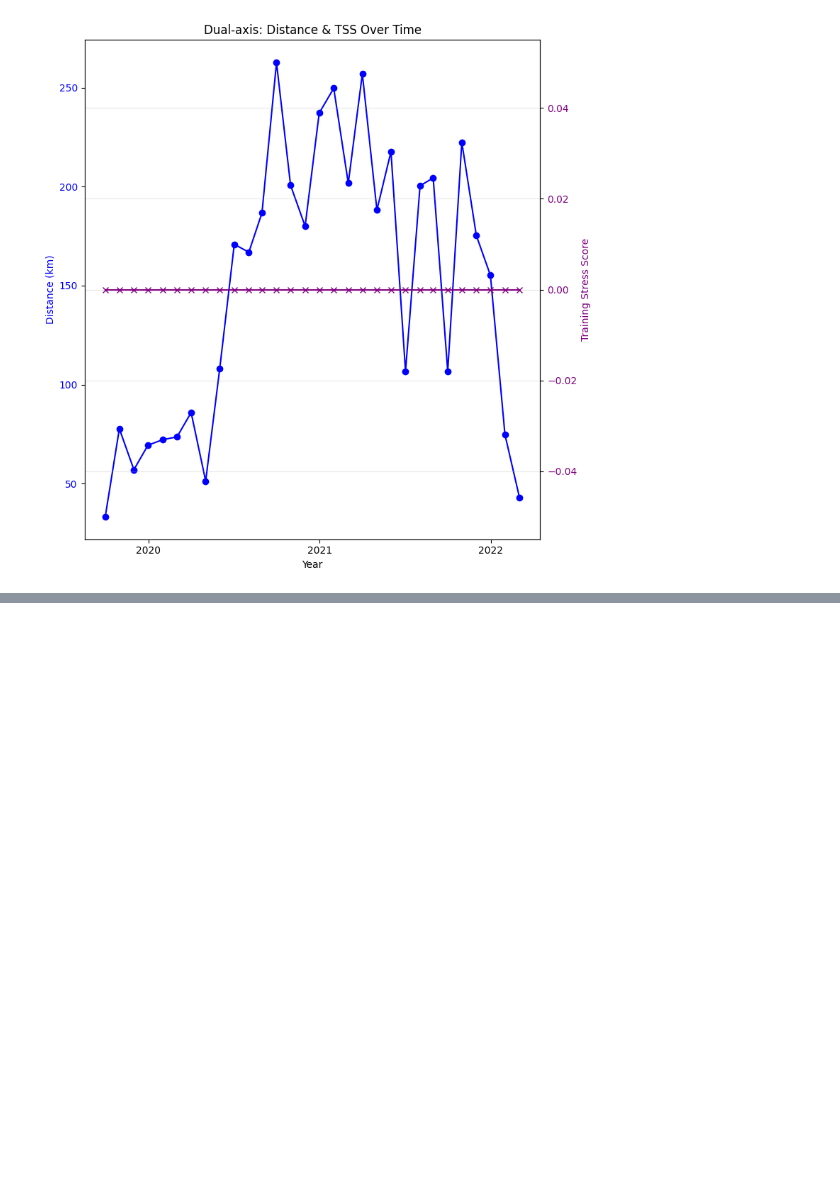
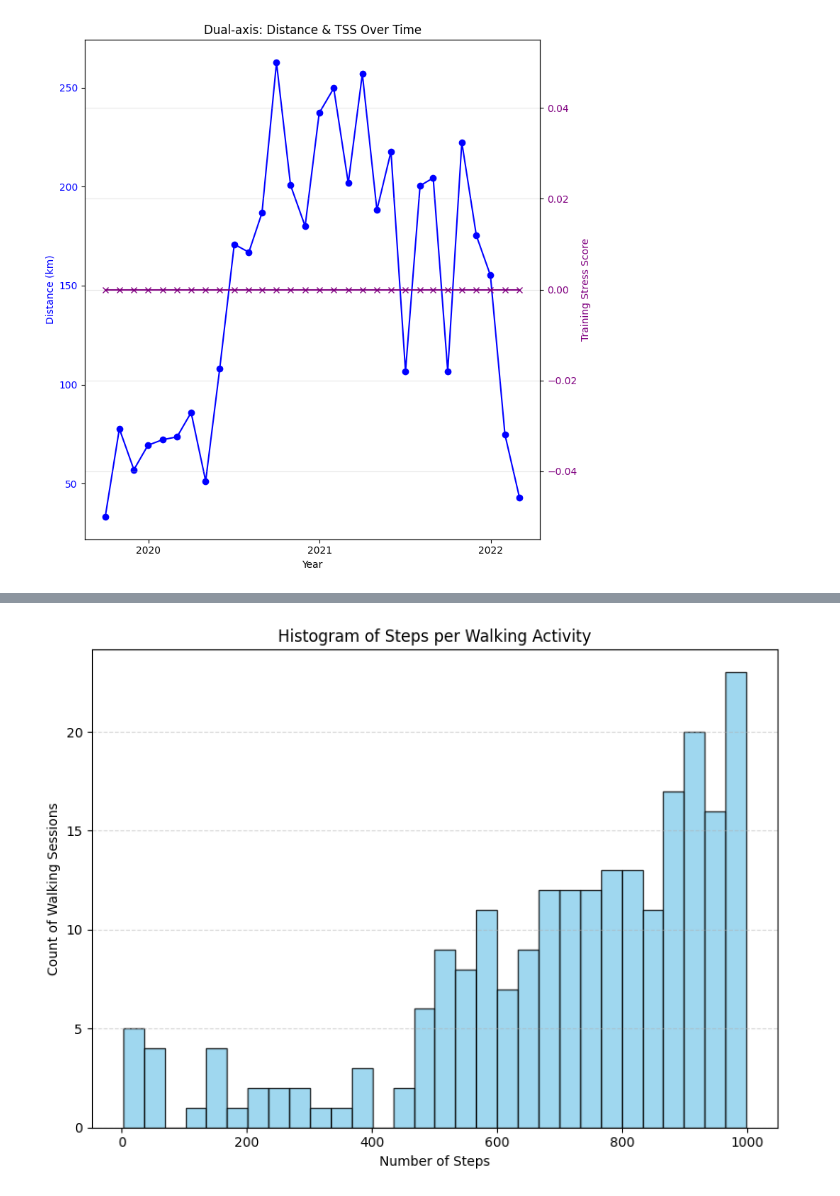
Before and after one commit to alireza-data/Sport-Activities, a Jupyter notebook: Activity_Analysis.ipynb, the cells around one changed output, grey strips where cells are left out. Drawn from its saved outputs; the diff is of its cells as text; code cells hidden in the pictures; blank space fills up the shorter version.

```diff
--- a/Activity_Analysis.ipynb
+++ b/Activity_Analysis.ipynb
@@ -1040,0 +1098,28 @@ plt.show()
+# %%
+import pandas as pd
+import matplotlib.pyplot as plt
+
+# === Load Dataset ===
+path = "/content/drive/MyDrive/Colab Notebooks/Sport Activities/Activities.csv"
+df = pd.read_csv(path)
+
+# === Filter Walking Activities ===
+df_walk = df[df['Activity Type'].str.strip() == 'Walking'].copy()
+
+# Convert Steps to numeric
+df_walk['Steps'] = pd.to_numeric(df_walk['Steps'], errors='coerce')
+
+# Drop invalid steps
+df_walk = df_walk.dropna(subset=['Steps'])
+
+# === Plot Histogram ===
+plt.figure(figsize=(8,6))
+plt.hist(df_walk['Steps'], bins=30, color='skyblue', edgecolor='black', alpha=0.8)
+plt.xlabel("Number of Steps")
+plt.ylabel("Count of Walking Sessions")
+plt.title("Histogram of Steps per Walking Activity")
+plt.grid(axis='y', linestyle='--', alpha=0.5)
+plt.tight_layout()
+plt.show()
+# %% [output]
+[figure, added]
```
Also changed, not shown: parts of 22 cells of this notebook.
